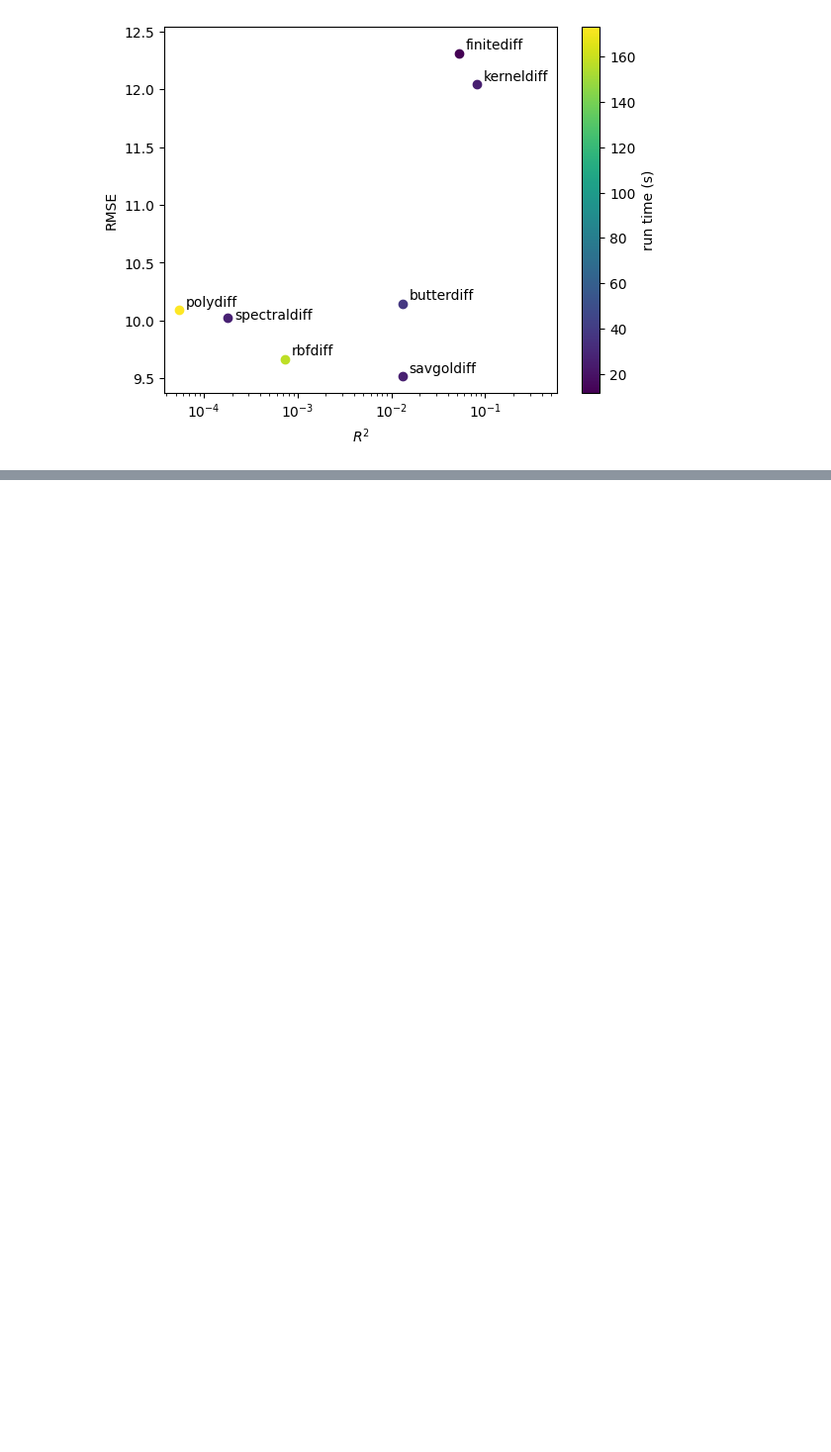
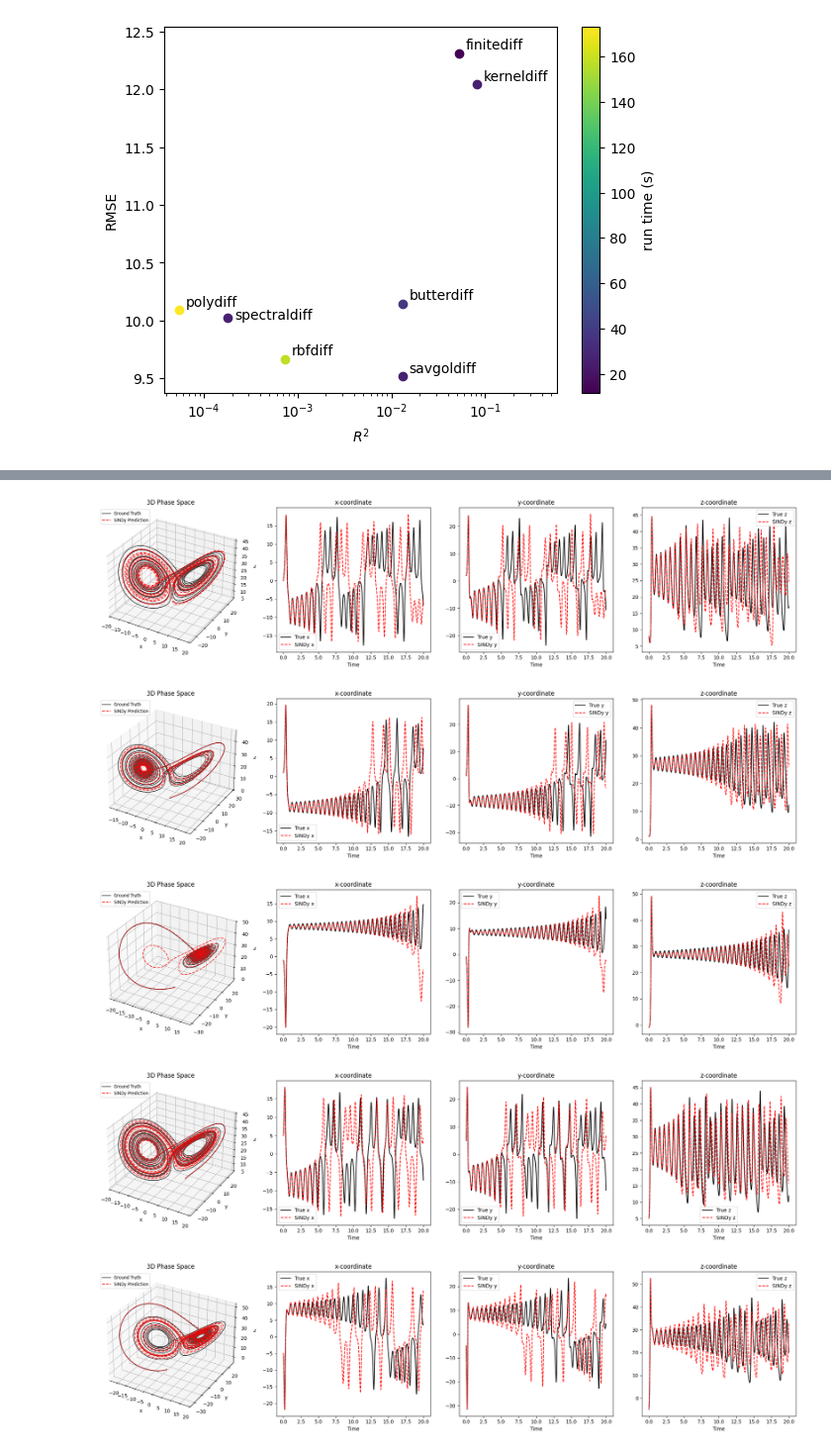
Before and after one commit to alexje76/SINDY-Noise-Investigation, a Jupyter notebook: test.ipynb, the cells around one changed output, grey strips where cells are left out. Shown at 99% size. Saved outputs shown, nothing was run; the diff lists cells and outputs as text; code cells hidden in the pictures; blank space fills up the shorter version.

```diff
--- a/test.ipynb
+++ b/test.ipynb
@@ -318,0 +405,48 @@ plt.show()
+# %%
+import matplotlib.pyplot as plt
+from mpl_toolkits.mplot3d import Axes3D
+for i in range(len(predicted_futures)):
+        gt_future_path = gt_futures[i]
+        pred_future_path = predicted_futures[i]
+
+        fig = plt.figure(figsize=(20, 5))
+
+        # 1. Create a 3D Phase Space Comparison (Manually specify 3d projection)
+        ax0 = fig.add_subplot(1, 4, 1, projection='3d')
+
+        # Plotting the 3D Attractor
+        ax0.plot(gt_future_path[:, 0], gt_future_path[:, 1], gt_future_path[:, 2],
+                label='Ground Truth', color='black', alpha=0.7)
+        ax0.plot(pred_future_path[:, 0], pred_future_path[:, 1], pred_future_path[:, 2],
+                '--', label='SINDy Prediction', color='red', alpha=0.8)
+
+        ax0.set_title("3D Phase Space")
+        ax0.set_xlabel("x")
+        ax0.set_ylabel("y")
+        ax0.set_zlabel("z")
+        # Move legend slightly to avoid overlap
+        ax0.legend(loc='upper left', fontsize='small')
+
+        # 2. Plot individual series (These remain 2D)
+        labels = ['x', 'y', 'z']
+        time_points = np.linspace(0, time_eval, len(gt_future_path))
+
+        for i, label in enumerate(labels):
+                # i+2 because subplots are 1-indexed and we want plots 2, 3, and 4
+                ax = fig.add_subplot(1, 4, i + 2)
+                ax.plot(time_points, gt_future_path[:, i], 'k-', label=f'True {label}')
+                ax.plot(time_points, pred_future_path[:, i], 'r--', label=f'SINDy {label}')
+
+                ax.set_title(f"{label}-coordinate")
+                ax.set_xlabel("Time")
+                ax.legend()
+
+        # Use w_pad to force extra horizontal space between the 3D and 2D plots
+        plt.tight_layout(w_pad=3.0)
+        plt.show()
+# %% [output]
+[figure, added]
+[figure, added]
+[figure, added]
+[figure, added]
+[figure, added]
```
Also changed, not shown: parts of 14 cells of this notebook, 2 other files.
